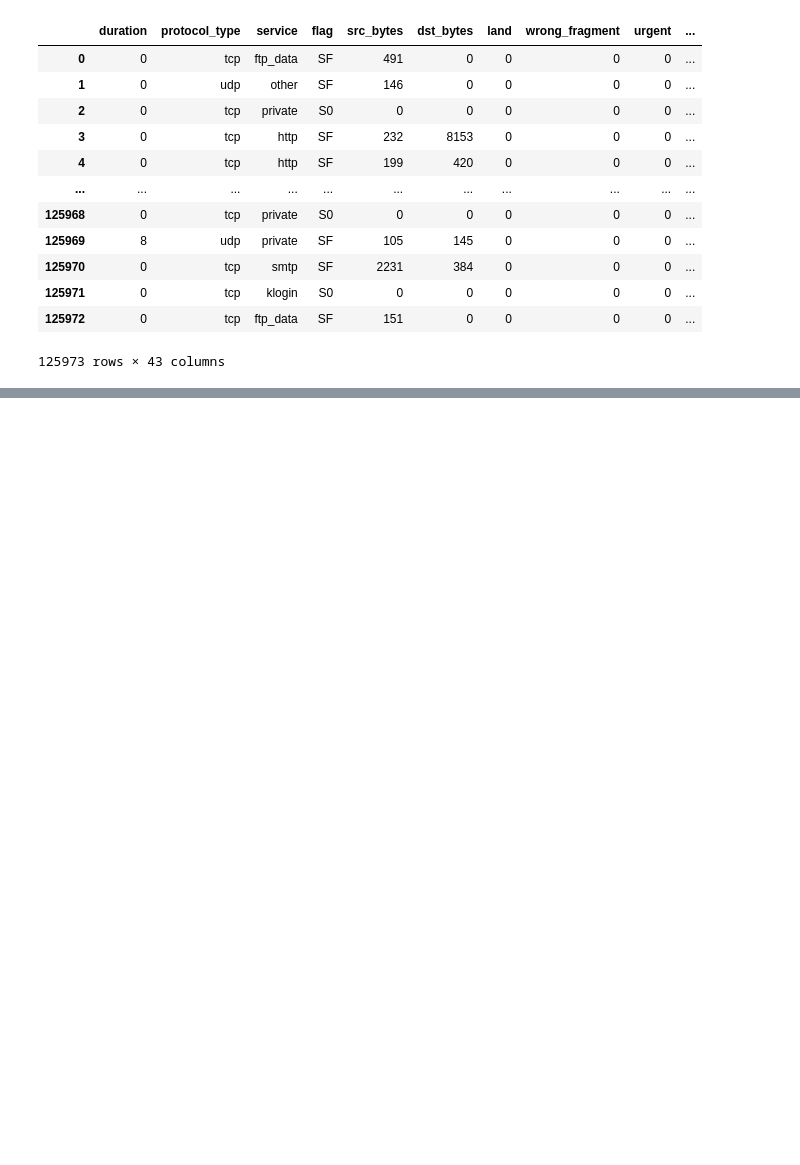
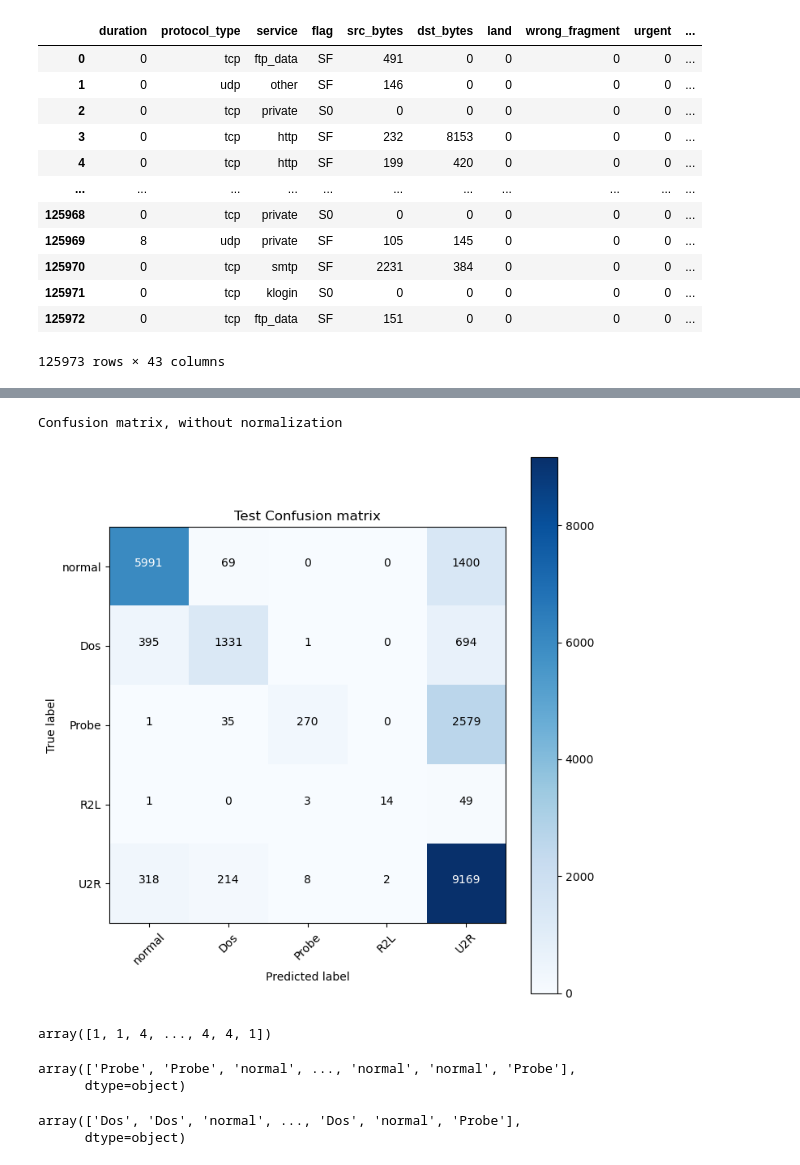
Before and after one commit to mohammedAcheddad/AI-Based-Network-IDS_ML-DL, a Jupyter notebook: ClassicalMulticlass.ipynb, the cells around one changed output, grey strips where cells are left out. Cells and saved outputs as stored; diff of their text form; code cells hidden in the pictures; blank space fills up the shorter version.

```diff
--- a/ClassicalMulticlass.ipynb
+++ b/ClassicalMulticlass.ipynb
@@ -64,0 +435,3 @@ train_data
+# %%
+X_train = X_train.astype('float64')
+X_test = X_test.astype('float64')
@@ -64,0 +477,10 @@ train_data
+# %%
+y_pred_test = model.predict(X_test, batch_size=500)
+
+# For Plot curve
+y_pred_evaluation_test = to_categorical(np.argmax(y_pred_test, axis=1), 5)
+
+# For evaluation
+y_pred_argmax_test=(np.argmax(y_pred_test, axis=1))
+
+y_test_argmax=(np.argmax(y_test, axis=1))
@@ -64,0 +614,5 @@ train_data
+# %%
+from sklearn.metrics import classification_report
+classes=['normal', 'Dos','Probe', 'R2L','U2R']
+
+print("Classification Report on Data Test \n" , classification_report(y_test_argmax, y_pred_argmax_test, target_names=classes))
@@ -64,0 +632,14 @@ train_data
+# %%
+# Compute confusion matrix
+from sklearn.metrics import confusion_matrix
+
+cnf_matrix = confusion_matrix(y_test_argmax, y_pred_argmax_test)
+
+# Plot non-normalized confusion matrix
+plt.figure(figsize=(7, 7))
+plot_confusion_matrix(cnf_matrix, classes=classes,
+                      title='Test Confusion matrix')
+plt.show()
+# %% [output]
+Confusion matrix, without normalization
+[figure, added]
@@ -64,0 +650,17 @@ train_data
+# %%
+y_pred_test = rf.predict(X_test_multi)
+
+y_pred_test
+# %% [output]
+array([1, 1, 4, ..., 4, 4, 1])
+# %%
+y_pred_labels = le2.inverse_transform(y_pred_test)
+y_pred_labels
+# %% [output]
+array(['Probe', 'Probe', 'normal', ..., 'normal', 'normal', 'Probe'],
+      dtype=object)
+# %%
+np.array(test_data["label"])
+# %% [output]
+array(['Dos', 'Dos', 'normal', ..., 'Dos', 'normal', 'Probe'],
+      dtype=object)
```
Also changed, not shown: parts of 55 cells of this notebook.
